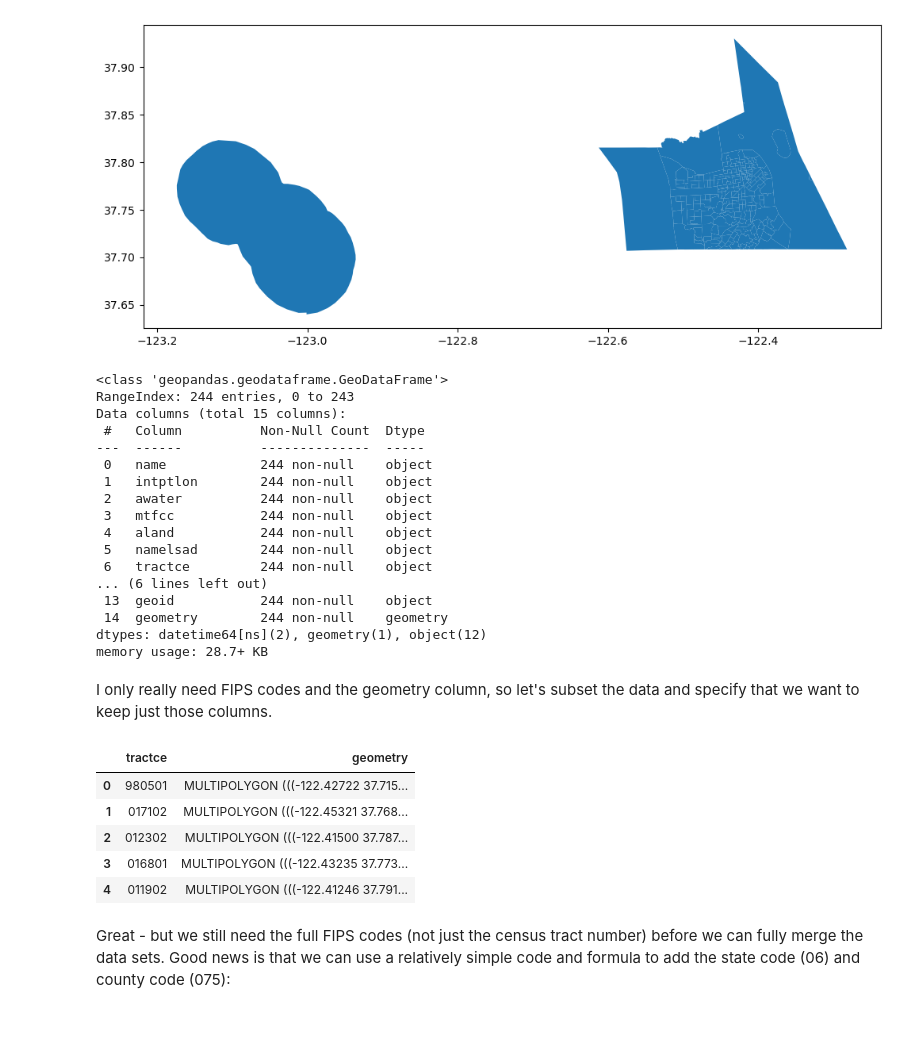
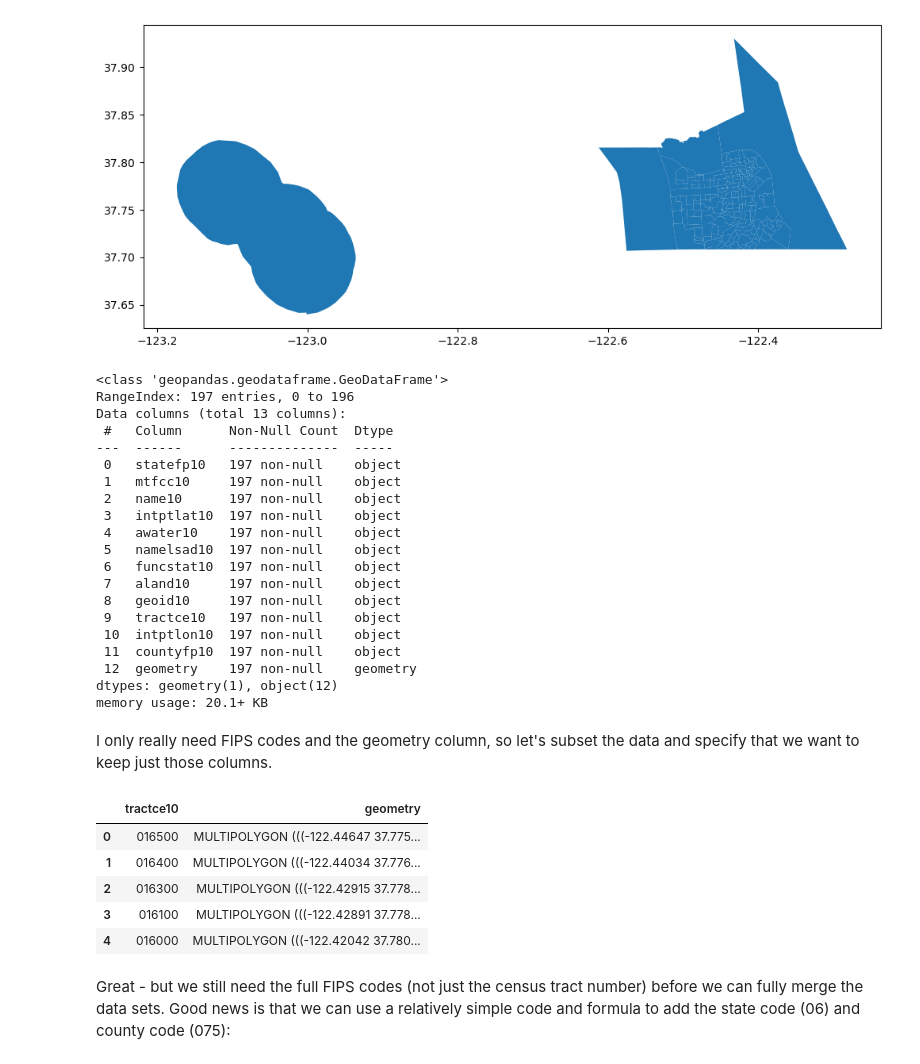
Before and after one commit to tommychandler5/221project, a Jupyter notebook: Group Assignments/W4 Assignment/R.Kovinsky.ipynb, the cells around one changed output. Cells and saved outputs as stored; diff of their text form; code cells hidden in the pictures; blank space fills up the shorter version.

```diff
--- a/Group Assignments/W4 Assignment/R.Kovinsky.ipynb
+++ b/Group Assignments/W4 Assignment/R.Kovinsky.ipynb
@@ -227,7 +227,7 @@ import geopandas as gpd
 Time to bring in my census tract spatial data!
 # %%
 # bring in the geojson file with census tracts
-tracts=gpd.read_file('data/2020CensusTracts_SF.geojson')
+tracts=gpd.read_file('data/2010CTs.geojson')
 # see what the data looks like
 tracts.head()
 # %% [output]
@@ -250,34 +250,37 @@ tracts.plot(figsize=(12,10))
 tracts.info(verbose=True, show_counts=True)
 # %% [output]
 <class 'geopandas.geodataframe.GeoDataFrame'>
-RangeIndex: 244 entries, 0 to 243
-Data columns (total 15 columns):
- #   Column          Non-Null Count  Dtype
----  ------          --------------  -----
- 0   name            244 non-null    object
- 1   intptlon        244 non-null    object
- 2   awater          244 non-null    object
- 3   mtfcc           244 non-null    object
- 4   aland           244 non-null    object
- 5   namelsad        244 non-null    object
- 6   tractce         244 non-null    object
-... (6 lines left out)
- 13  geoid           244 non-null    object
- 14  geometry        244 non-null    geometry
-dtypes: datetime64[ns](2), geometry(1), object(12)
-memory usage: 28.7+ KB
+RangeIndex: 197 entries, 0 to 196
+Data columns (total 13 columns):
+ #   Column      Non-Null Count  Dtype
+---  ------      --------------  -----
+ 0   statefp10   197 non-null    object
+ 1   mtfcc10     197 non-null    object
+ 2   name10      197 non-null    object
+ 3   intptlat10  197 non-null    object
+ 4   awater10    197 non-null    object
+ 5   namelsad10  197 non-null    object
+ 6   funcstat10  197 non-null    object
+ 7   aland10     197 non-null    object
+ 8   geoid10     197 non-null    object
+ 9   tractce10   197 non-null    object
+ 10  intptlon10  197 non-null    object
+ 11  countyfp10  197 non-null    object
+ 12  geometry    197 non-null    geometry
+dtypes: geometry(1), object(12)
+memory usage: 20.1+ KB
 # %% [markdown]
 I only really need FIPS codes and the geometry column, so let's subset the data and specify that we want to keep just those columns.
 # %%
-tracts = tracts[['tractce','geometry']]
+tracts = tracts[['tractce10','geometry']]
 tracts.head()
 # %% [output]
-|  | tractce | geometry |
-| 0 | 980501 | MULTIPOLYGON (((-122.42722 37.715... |
-| 1 | 017102 | MULTIPOLYGON (((-122.45321 37.768... |
-| 2 | 012302 | MULTIPOLYGON (((-122.41500 37.787... |
-| 3 | 016801 | MULTIPOLYGON (((-122.43235 37.773... |
-| 4 | 011902 | MULTIPOLYGON (((-122.41246 37.791... |
+|  | tractce10 | geometry |
+| 0 | 016500 | MULTIPOLYGON (((-122.44647 37.775... |
+| 1 | 016400 | MULTIPOLYGON (((-122.44034 37.776... |
+| 2 | 016300 | MULTIPOLYGON (((-122.42915 37.778... |
+| 3 | 016100 | MULTIPOLYGON (((-122.42891 37.778... |
+| 4 | 016000 | MULTIPOLYGON (((-122.42042 37.780... |
 # %% [markdown]
 Great - but we still need the full FIPS codes (not just the census tract number) before we can fully merge the data sets. Good news is that we can use a relatively simple code and formula to add the state code (06) and county code (075):
 # %%
```
Also changed, not shown: parts of 7 cells of this notebook, 3 other files.
